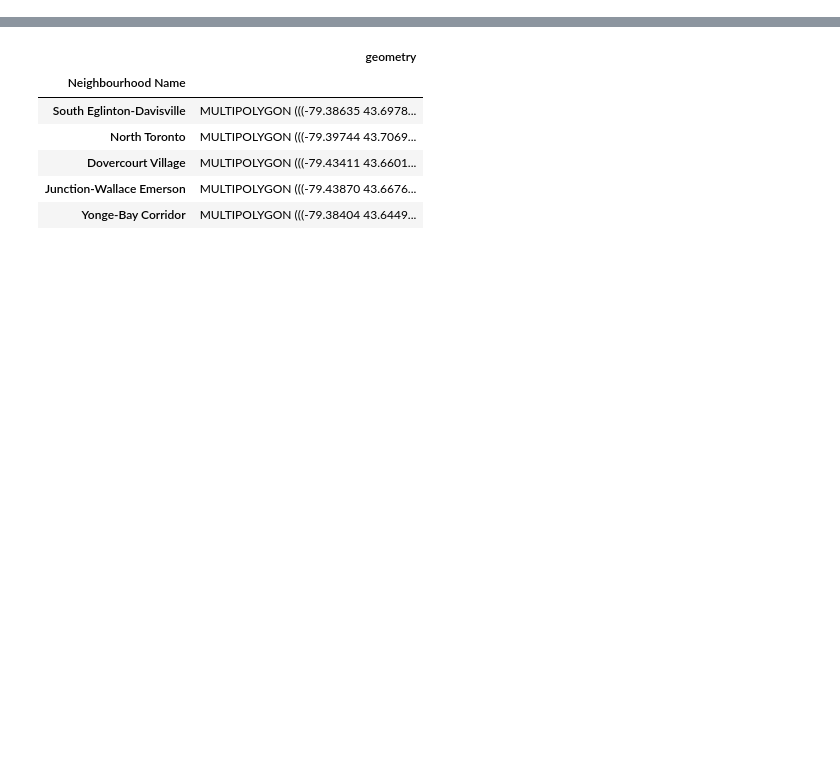
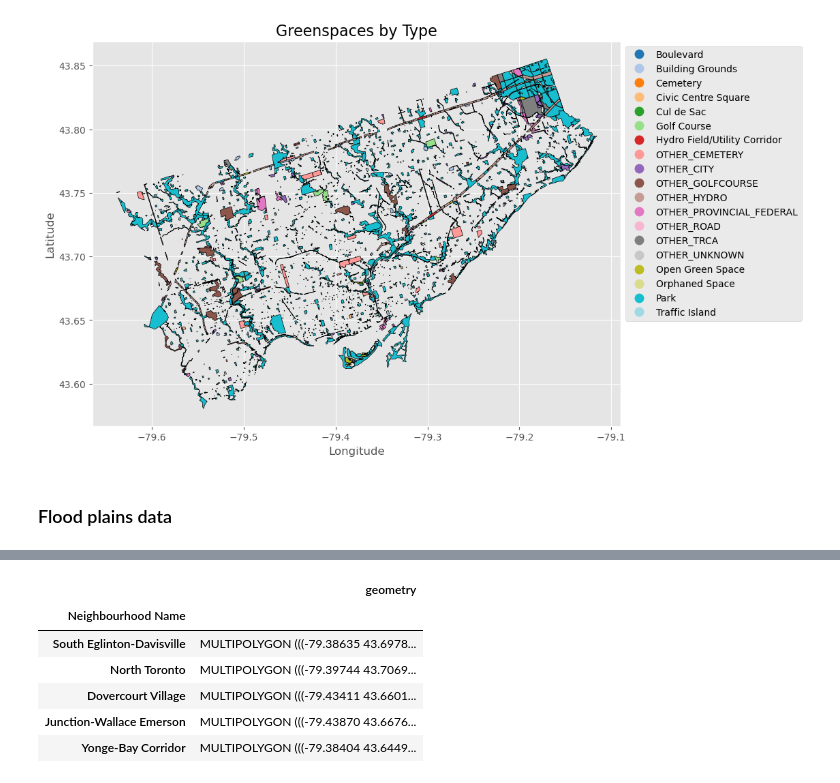
Before and after one commit to Lyimo-The-Destroyer/Papas-Piazzeria, a Jupyter notebook: Code Material/Daniel Data Wrangling.ipynb, the cells around one changed output, grey strips where cells are left out. Drawn from its saved outputs; the diff is of its cells as text; code cells hidden in the pictures; blank space fills up the shorter version.

```diff
--- a/Code Material/Daniel Data Wrangling.ipynb
+++ b/Code Material/Daniel Data Wrangling.ipynb
@@ -14,0 +122,4 @@ from shapely.ops import unary_union
+# %%
+greenspace = gpd.read_file('Green Spaces - 4326.geojson')
+greenspace = greenspace.set_index(greenspace.columns[0])
+greenspace.head()
@@ -14,0 +141,4 @@ from shapely.ops import unary_union
+# %%
+greenspace_cleaned = greenspace[['AREA_CLASS', 'geometry']]
+greenspace_cleaned.rename(columns={'AREA_CLASS': 'Area_type'}, inplace=True)
+greenspace_cleaned.head()
@@ -14,0 +171,21 @@ from shapely.ops import unary_union
+# %%
+fig, ax = plt.subplots(figsize=(10, 8))
+
+# Plot with categorical coloring based on 'Zone_type'
+greenspace_cleaned.plot(column='Area_type', ax=ax, legend=True,
+                           legend_kwds={'bbox_to_anchor': (1, 1), 'loc': 'upper left'},
+                           cmap='tab20', edgecolor='black')
+
+# Add labels
+plt.xlabel('Longitude', fontsize=12)
+plt.ylabel('Latitude', fontsize=12)
+
+# Add title
+plt.title('Greenspaces by Type', fontsize=16)
+
+# Display the plot
+plt.show()
+# %% [output]
+[figure, added]
+# %% [markdown]
+### Flood plains data
```
Also changed, not shown: parts of 28 cells of this notebook.
